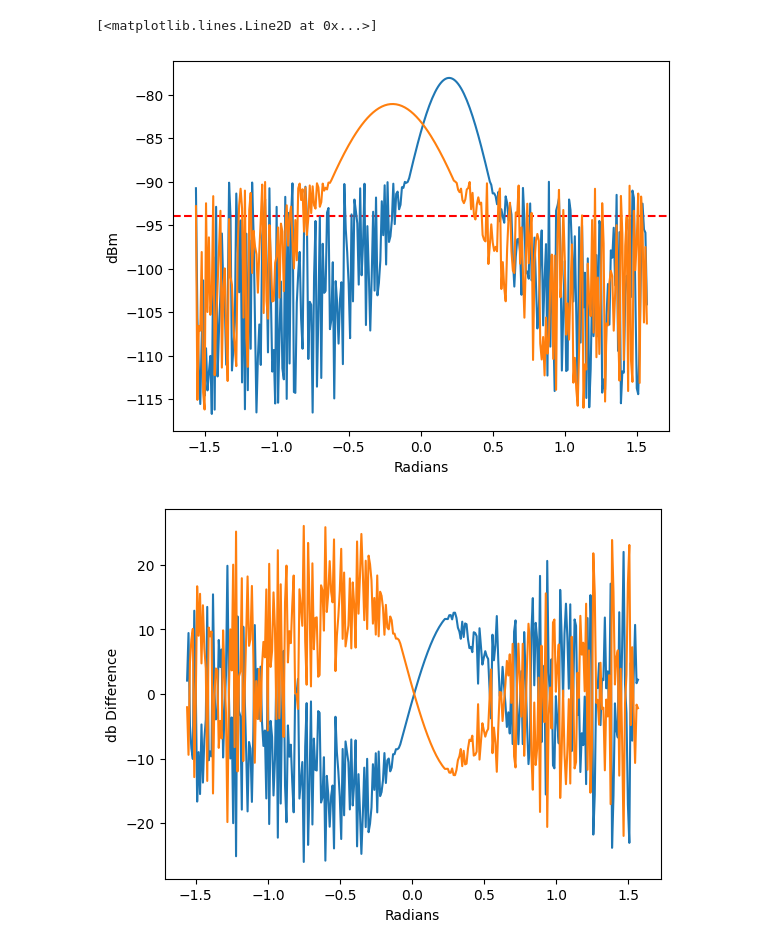
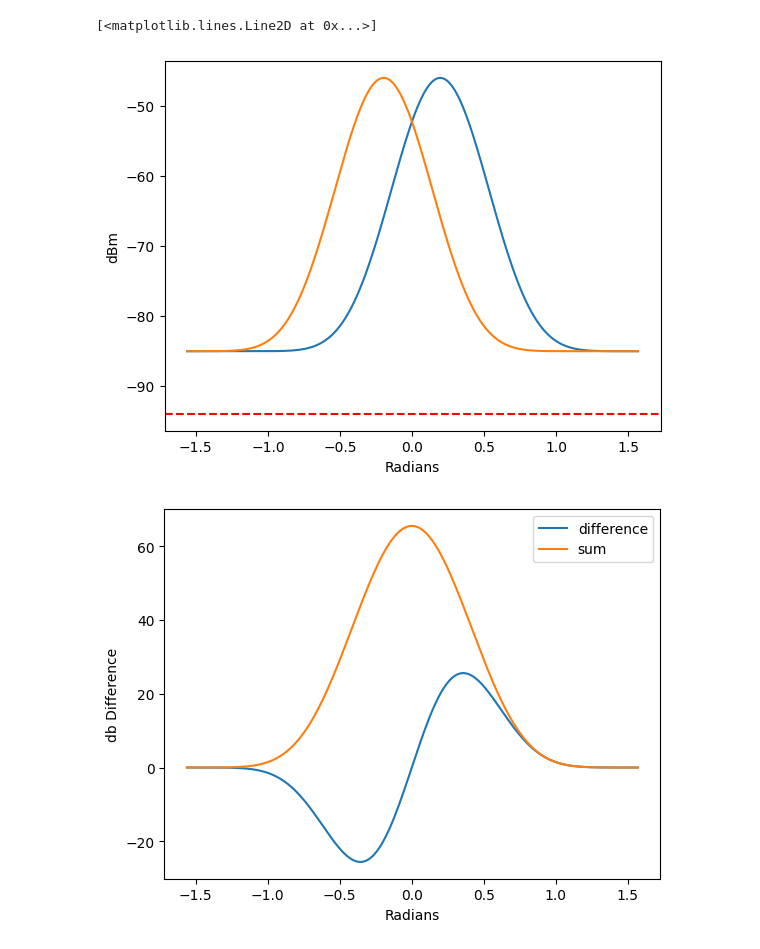
Before and after one commit to Aplefen1/BeeTrackingDiss, a Jupyter notebook: Experiments and Models/AccurateModellingTest.ipynb, the cells around one changed output. Cells and saved outputs as stored; diff of their text form; code cells hidden in the pictures.

```diff
--- a/Experiments and Models/AccurateModellingTest.ipynb
+++ b/Experiments and Models/AccurateModellingTest.ipynb
@@ -8,7 +8,8 @@ from BLEHardware import Transmitter, Receiver
 
 def gain(theta, maxGain, falloff, offTheta):
   g = (maxGain+25) * np.power(np.cos(theta + offTheta),falloff)
-  return g-25
+  thetaOff = theta - offTheta
+  return g-25, thetaOff
 
 def FSPL(gi,dis,pow):
   return gi + pow - (20*np.log10(dis)+40.05-(-10))
@@ -32,15 +33,15 @@ ax = fig.add_subplot(projection="polar")
 theta = np.arange(-(np.pi/2),np.pi/2,0.01)[1:]
 max=14
 
-g1 = gain(theta,max,9,(-np.pi/16))
-g2 = gain(theta,max-3,3,(np.pi/16))
+g1, t1 = gain(theta,max,9,(-np.pi/16))
+g2, t2 = gain(theta,max,9,(np.pi/16))
 
 #theta = np.where(g >= 0, theta, theta + np.pi)
 
-ax.set_rlim(0,max+1)
 ax.set_rticks([-25,-15,-5,0,max])
 ax.set_rlabel_position(45)
-ax.plot(theta,g1)
-ax.plot(theta,g2)
+ax.set_rlim(-25,20)
+ax.plot(t1,g1)
+ax.plot(t2,g2)
 plt.show()
 # %% [output]
@@ -48,29 +49,46 @@ plt.show()
 # %%
 from basic_units import cos, degrees, radians
 fig2 = plt.figure()
 cx = fig2.add_subplot()
 
-distance = 400 #meters
+distance = 10 #meters
 
 cx.set_xlabel("Radians")
 cx.set_ylabel("dBm")
 cx.axhline(y = -94, color = 'r', linestyle = '--')
 
-ng1 = rudimentaryNoise(FSPL(g1,distance,10))
-ng2 = rudimentaryNoise(FSPL(g2,distance,10))
+ng1 = FSPL(g1,distance,10)
+ng2 = FSPL(g2,distance,10)
 cx.plot(theta,ng1)
 cx.plot(theta,ng2)
 
 diff1 = ng1 - ng2
 diff2 = ng2 - ng1
+sum = (ng1 - np.min(ng1)) + (ng2 - np.min(ng2))
 
 fig3 = plt.figure()
 nx = fig3.add_subplot()
 nx.set_xlabel("Radians")
 nx.set_ylabel("db Difference")
-nx.plot(theta,diff1)
-nx.plot(theta,diff2)
+nx.plot(theta,diff1, label='difference')
+#nx.plot(theta,diff2)
+nx.plot(theta, sum, label="sum")
+nx.legend()
+
+fig4 = plt.figure()
+ex = fig4.add_subplot()
+ex.set_xlabel("Difference")
+ex.set_ylabel("Sum")
+ex.plot(diff1, sum)
+
+fig5 = plt.figure()
+diff_sum_ratio = diff1 / sum
+sx = fig5.add_subplot()
+sx.set_xlabel("Angle (rad)")
+sx.set_ylabel("Ratio Diff/Sum")
+sx.set_ylim(-1,1)
+sx.plot(theta, diff_sum_ratio)
 # %% [output]
 [<matplotlib.lines.Line2D at 0x...>]
-[figure, old version]
+[figure, new version]
-[figure, old version]
+[figure, new version]
```
Also changed, not shown: parts of 4 cells of this notebook, 10 other files.
